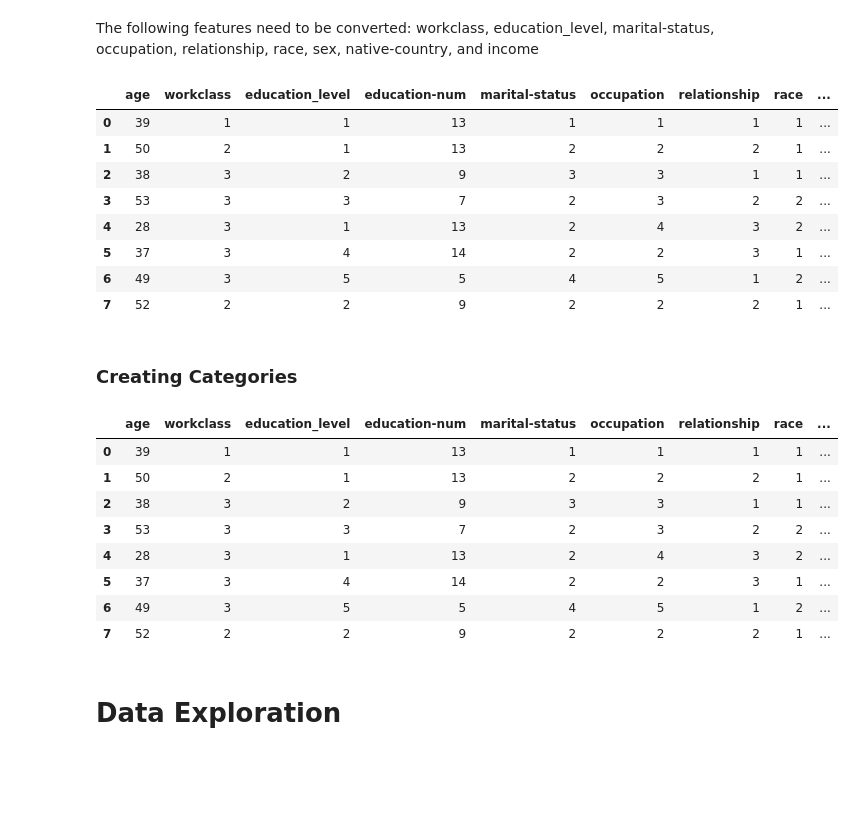
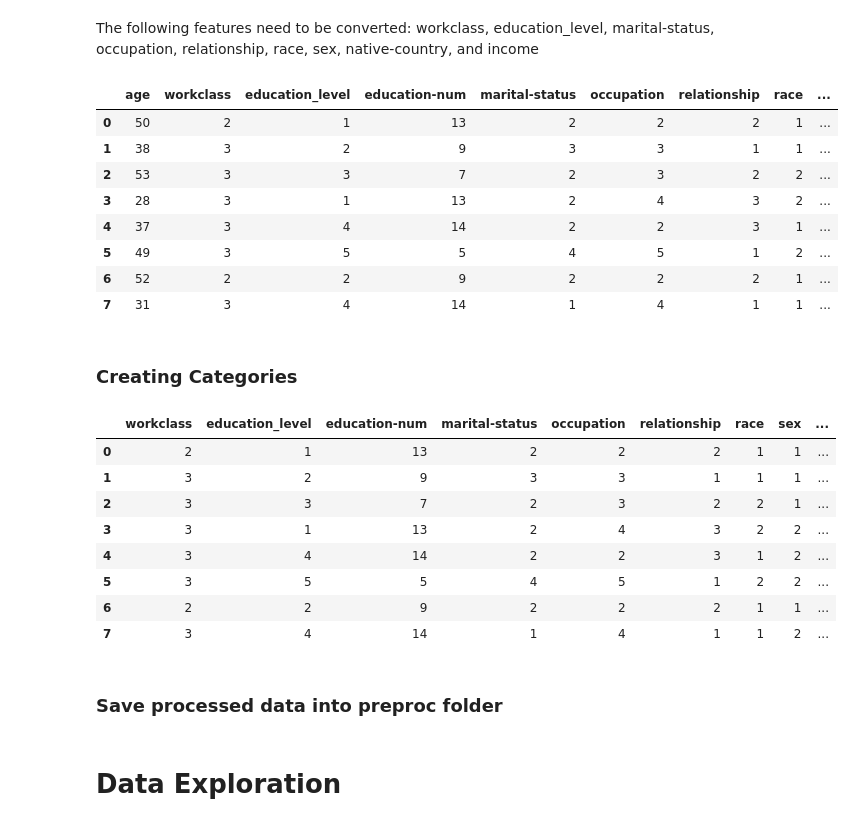
Before and after one commit to anidata/tutorials, a Jupyter notebook: data-engineering/Docker_census_data.ipynb, the cells around one changed output. Saved outputs shown, nothing was run; the diff lists cells and outputs as text; code cells hidden in the pictures; blank space fills up the shorter version.

Commit message:
add preproc dir to gitignore and update notebook

```diff
--- a/data-engineering/Docker_census_data.ipynb
+++ b/data-engineering/Docker_census_data.ipynb
@@ -68,10 +71,4 @@ import requests
 orig_data.columns = ['age','workclass','fnlwgt','education_level','education-num','marital-status','occupation','relationship','race','sex','capital-gain','capital-loss','hours-per-week','native-country','income']
-# %%
-ics_census_income_url = (
-    "https://archive.ics.uci.edu/ml/machine-learning-databases/adult/adult.data")
-s=requests.get(ics_census_income_url).content
-orig_data=pd.read_csv(io.StringIO(s.decode('utf-8')))
-orig_data.columns = ['age','workclass','fnlwgt','education_level','education-num','marital-status','occupation','relationship','race','sex','capital-gain','capital-loss','hours-per-week','native-country','income']
 # %% [markdown]
 The modified census dataset consists of approximately 32,000 data points, with each datapoint having 13 features. This dataset is a modified version of the dataset published in the paper "Scaling Up the Accuracy of Naive-Bayes Classifiers: a Decision-Tree Hybrid", by Ron Kohavi. You may find this paper online, with the original dataset hosted on [UCI](https://archive.ics.uci.edu/ml/datasets/Census+Income).
 # %% [markdown]
@@ -211,17 +208,17 @@ orig_data['native-country'] = orig_data['native-country'].map(native_country)
 income = {' <=50K':0, ' >50K':1}
 orig_data['income'] = orig_data['income'].map(income)
 # %%
-display(orig_data.head(n=8))
+orig_data.head(n=8)
 # %% [output]
 |  | age | workclass | education_level | education-num | marital-status | occupation | relationship | race | ... |
-| 0 | 39 | 1 | 1 | 13 | 1 | 1 | 1 | 1 | ... |
-| 1 | 50 | 2 | 1 | 13 | 2 | 2 | 2 | 1 | ... |
-| 2 | 38 | 3 | 2 | 9 | 3 | 3 | 1 | 1 | ... |
-| 3 | 53 | 3 | 3 | 7 | 2 | 3 | 2 | 2 | ... |
-| 4 | 28 | 3 | 1 | 13 | 2 | 4 | 3 | 2 | ... |
-| 5 | 37 | 3 | 4 | 14 | 2 | 2 | 3 | 1 | ... |
-| 6 | 49 | 3 | 5 | 5 | 4 | 5 | 1 | 2 | ... |
-| 7 | 52 | 2 | 2 | 9 | 2 | 2 | 2 | 1 | ... |
+| 0 | 50 | 2 | 1 | 13 | 2 | 2 | 2 | 1 | ... |
+| 1 | 38 | 3 | 2 | 9 | 3 | 3 | 1 | 1 | ... |
+| 2 | 53 | 3 | 3 | 7 | 2 | 3 | 2 | 2 | ... |
+| 3 | 28 | 3 | 1 | 13 | 2 | 4 | 3 | 2 | ... |
+| 4 | 37 | 3 | 4 | 14 | 2 | 2 | 3 | 1 | ... |
+| 5 | 49 | 3 | 5 | 5 | 4 | 5 | 1 | 2 | ... |
+| 6 | 52 | 2 | 2 | 9 | 2 | 2 | 2 | 1 | ... |
+| 7 | 31 | 3 | 4 | 14 | 1 | 4 | 1 | 1 | ... |
 # %% [markdown]
 ### Creating Categories
 # %%
@@ -229,14 +226,17 @@ bins = [0, 10, 20, 30, 40, 50, 60, 70, 100]
 age_group = ['0_10', '11_20', '21_30', '31_40','41_50', '51_60', '61_70', '71_100']
 orig_data['age_cat'] = pd.cut(orig_data['age'], bins, labels=age_group)
 # %%
-display(orig_data.head(n=8))
+orig_data = orig_data.drop(['age'], axis=1)
+orig_data.head(n=8)
 # %% [output]
-|  | age | workclass | education_level | education-num | marital-status | occupation | relationship | race | ... |
-| 0 | 39 | 1 | 1 | 13 | 1 | 1 | 1 | 1 | ... |
-| 1 | 50 | 2 | 1 | 13 | 2 | 2 | 2 | 1 | ... |
-| 2 | 38 | 3 | 2 | 9 | 3 | 3 | 1 | 1 | ... |
-| 3 | 53 | 3 | 3 | 7 | 2 | 3 | 2 | 2 | ... |
-| 4 | 28 | 3 | 1 | 13 | 2 | 4 | 3 | 2 | ... |
-| 5 | 37 | 3 | 4 | 14 | 2 | 2 | 3 | 1 | ... |
-| 6 | 49 | 3 | 5 | 5 | 4 | 5 | 1 | 2 | ... |
-| 7 | 52 | 2 | 2 | 9 | 2 | 2 | 2 | 1 | ... |
+|  | workclass | education_level | education-num | marital-status | occupation | relationship | race | sex | ... |
+| 0 | 2 | 1 | 13 | 2 | 2 | 2 | 1 | 1 | ... |
+| 1 | 3 | 2 | 9 | 3 | 3 | 1 | 1 | 1 | ... |
+| 2 | 3 | 3 | 7 | 2 | 3 | 2 | 2 | 1 | ... |
+| 3 | 3 | 1 | 13 | 2 | 4 | 3 | 2 | 2 | ... |
+| 4 | 3 | 4 | 14 | 2 | 2 | 3 | 1 | 2 | ... |
+| 5 | 3 | 5 | 5 | 4 | 5 | 1 | 2 | 2 | ... |
+| 6 | 2 | 2 | 9 | 2 | 2 | 2 | 1 | 1 | ... |
+| 7 | 3 | 4 | 14 | 1 | 4 | 1 | 1 | 2 | ... |
+# %% [markdown]
+### Save processed data into preproc folder
```
Also changed, not shown: parts of 4 cells of this notebook, 1 other file.
